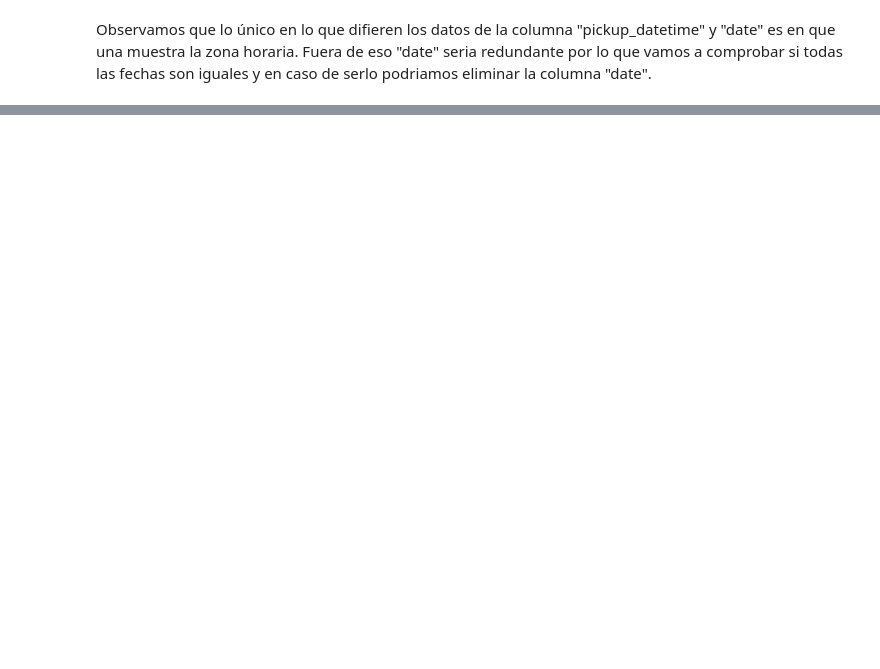
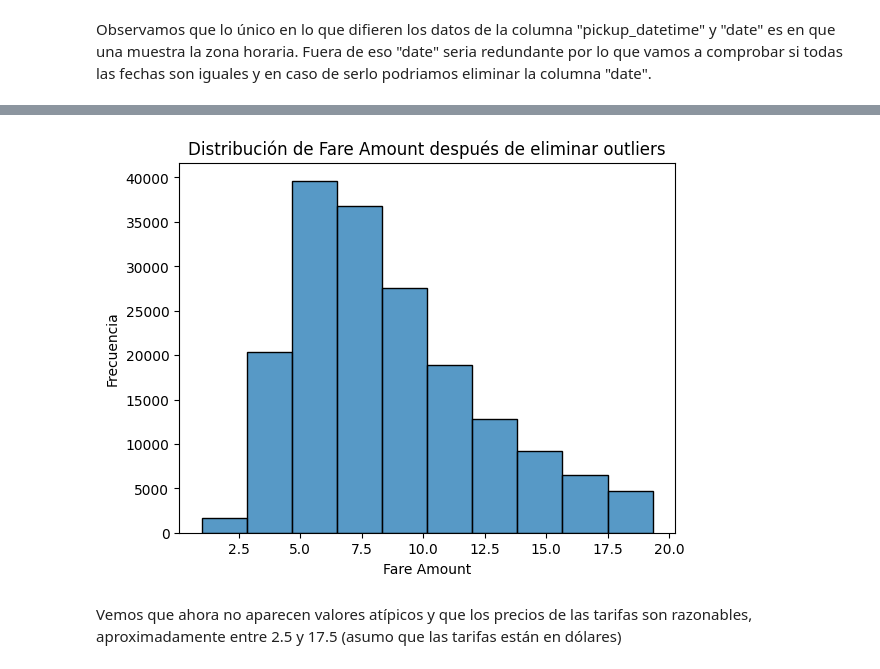
Before and after one commit to ZahirJacob/AA1-TUIA-2026C1-Dimenna-Jacob-Taborda, a Jupyter notebook: TP_regresion_AA1.ipynb, the cells around one changed output, grey strips where cells are left out. Saved outputs shown, nothing was run; the diff lists cells and outputs as text; code cells hidden in the pictures; blank space fills up the shorter version.

```diff
--- a/TP_regresion_AA1.ipynb
+++ b/TP_regresion_AA1.ipynb
@@ -134,0 +134,15 @@ dtype: int64
+# %%
+#eliminamos los valores atípicos
+# Usámos el método de los cuartiles, marcamos como outliers los valores superiores a Q3 + 1,5 × RI o inferiores a Q1 - 1,5 × RI
+y = df['fare_amount']
+
+Q1 = y.quantile(0.25) # cuantil 0.25 (busca el valor donde la probabilidad acumulada es del 25%)
+Q3 = y.quantile(0.75) # cuantil 0.75 ('' el 75% de las tarifas son menores a este valor)
+RI = Q3 - Q1       # rango intercuartílico
+
+limite_inf = Q1 - 1.5 * RI
+limite_sup = Q3 + 1.5 * RI
+
+#corta por encima y por debajo de los límites
+df = df[(y >= limite_inf) & (y <= limite_sup)]
+df.info()
@@ -134,0 +166,11 @@ dtype: int64
+# %%
+#visualizacion de fare_amount luego de eliminar outliers
+sns.histplot(y, bins=10)
+plt.title('Distribución de Fare Amount después de eliminar outliers')
+plt.xlabel('Fare Amount')
+plt.ylabel('Frecuencia')
+plt.show()
+# %% [output]
+[figure, added]
+# %% [markdown]
+Vemos que ahora no aparecen valores atípicos y que los precios de las tarifas son razonables, aproximadamente entre 2.5 y 17.5 (asumo que las tarifas están en dólares)
```
Also changed, not shown: parts of 8 cells of this notebook.
